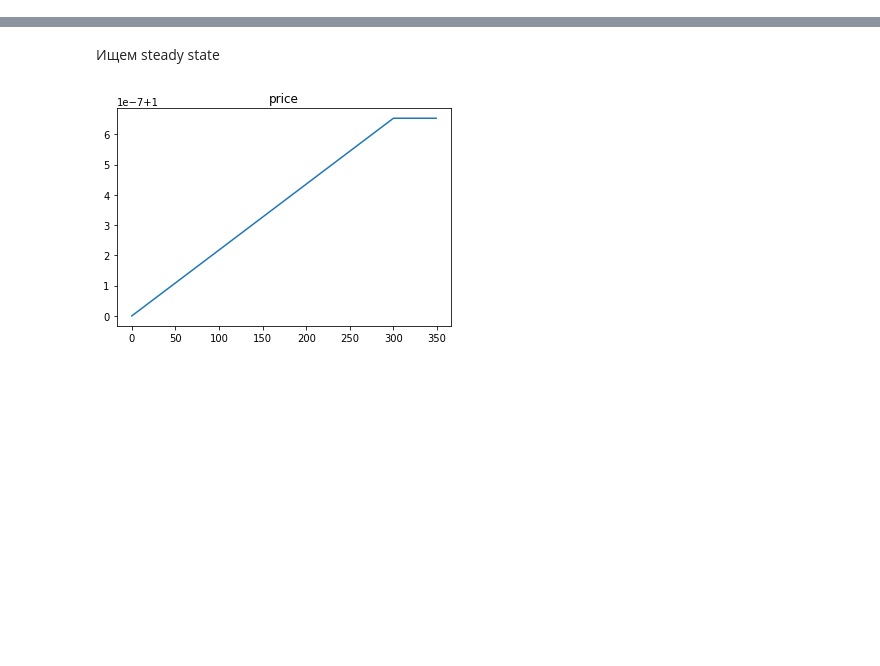
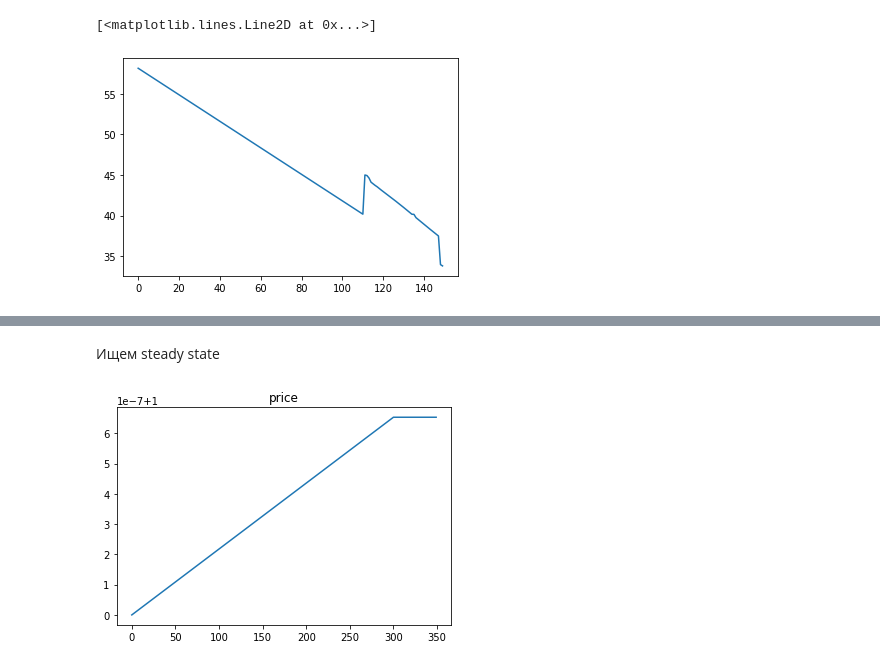
Before and after one commit to mkhlgrv/olg, a Jupyter notebook: steady_state.ipynb, the cells around one changed output, grey strips where cells are left out. Cells and saved outputs as stored; diff of their text form; code cells hidden in the pictures; blank space fills up the shorter version.

```diff
--- a/steady_state.ipynb
+++ b/steady_state.ipynb
@@ -710,0 +78,26 @@ olg = OLG_model(G=n_generations,T=300,N=N,epsilon=epsilon, rho=rho, sigma = sigm
+# %%
+olg = OLG_model(G=60,T=T,N=N,epsilon=epsilon, rho=rho,
+                sigma = sigma,Pi=Pi,r = r,price_M =price_M,
+                price_E=price_E, tau_I=tau_I,tau_II=tau_II,tau_Ins=tau_Ins,
+                tau_pi=tau_pi, tau_VA=tau_VA, tau_rho=tau_rho, beta = 0.995,
+                theta =1,
+                phi =0.3, # цель 38 миллионов в стеди стейт или 65% в начальном положении
+                psi = 163.
+                , omega=0.269
+                , alpha = 0.35, delta=0.0608,
+                A=A,initial=initial, eta =0.25,steady_max_iter=5000,max_iter=5000,
+                steady_guess=steady_guess)
+
+
+niter = 30
+tol = 10e-5
+with warnings.catch_warnings():
+    warnings.simplefilter("ignore")
+    for _ in tqdm(range(niter),
+                  desc = 'Steady state',
+                      token=os.getenv('comp_bot_token'),
+                      chat_id=os.getenv('chat_id')):
+        olg.steady_state()
+        if (len(olg.steady_path)>1) and \
+            (max(abs(olg.steady_path[-1][1] - olg.steady_path[-2][1]))<tol):
+                break
@@ -710,0 +107,8 @@ olg = OLG_model(G=n_generations,T=300,N=N,epsilon=epsilon, rho=rho, sigma = sigm
+# %%
+olg.update_a_initial()
+olg.create_guess()
+# %%
+for i in reversed(range(1, 148)):
+    olg.update_guess(i)
+    print(i)
+    print(olg.history[i][-1])
@@ -710,0 +150,7 @@ olg = OLG_model(G=n_generations,T=300,N=N,epsilon=epsilon, rho=rho, sigma = sigm
+# %%
+olg.update_guess(126)
+# %%
+plt.plot(olg.L[0,:150])
+# %% [output]
+[<matplotlib.lines.Line2D at 0x...>]
+[figure, added]
```
Also changed, not shown: parts of 60 cells of this notebook, 3 other files.
